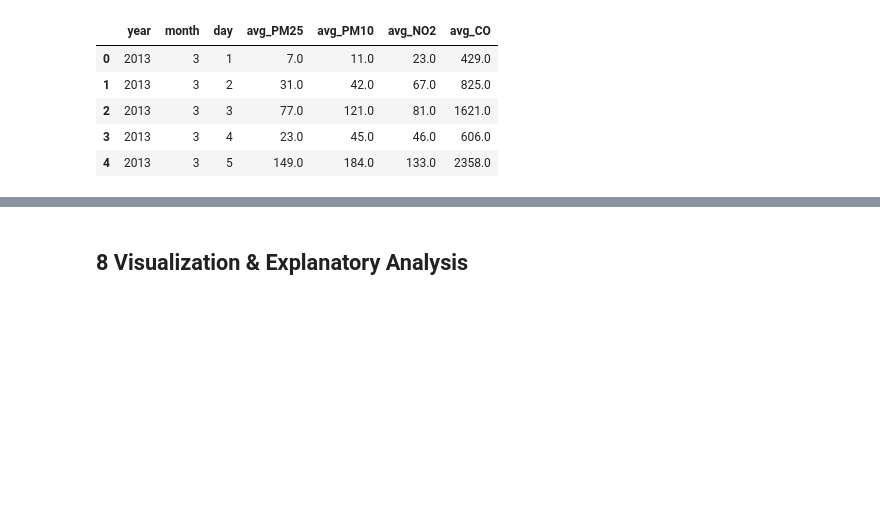
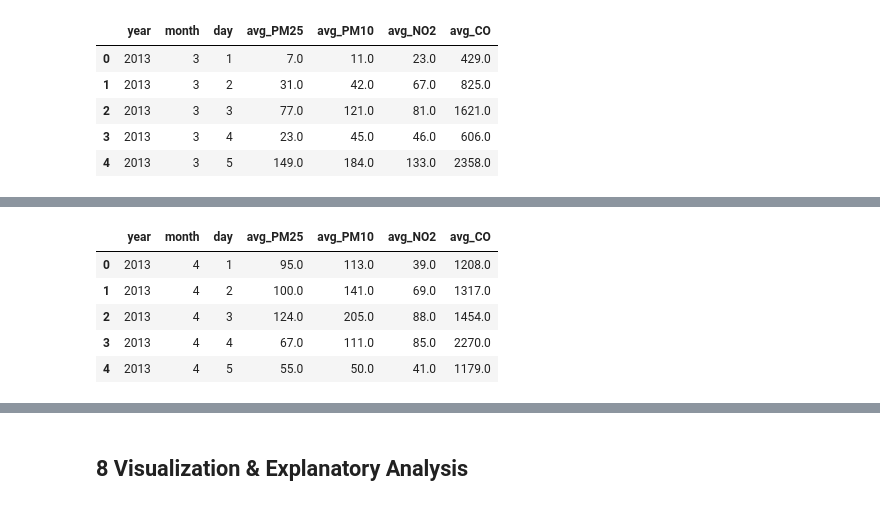
Before and after one commit to Wlnfadhil/Analisa-Data-Air-Quality-Control, a Jupyter notebook: submission/notebook.ipynb, the cells around one changed output, grey strips where cells are left out. Cells and saved outputs as stored; diff of their text form; code cells hidden in the pictures; blank space fills up the shorter version.

```diff
--- a/submission/notebook.ipynb
+++ b/submission/notebook.ipynb
@@ -1132,0 +1132,23 @@ pola_perubahan_kualitas_harian_2013_03.head()
+# %%
+filtered_df = aotizhongxin_df.query('year == 2013 and month == 4 and day >= 1 and day <= 30')
+
+pola_perubahan_kualitas_harian_2013_04 = (
+    filtered_df.groupby(['year', 'month', 'day'])
+    .agg(avg_PM25=('PM2.5', 'mean'), avg_PM10=('PM10', 'mean'), avg_NO2=('NO2', 'mean'), avg_CO=('CO', 'mean'))
+    .reset_index()
+)
+
+pola_perubahan_kualitas_harian_2013_04['avg_PM25'] = pola_perubahan_kualitas_harian_2013_04['avg_PM25'].round()
+pola_perubahan_kualitas_harian_2013_04['avg_PM10'] = pola_perubahan_kualitas_harian_2013_04['avg_PM10'].round()
+pola_perubahan_kualitas_harian_2013_04['avg_NO2'] = pola_perubahan_kualitas_harian_2013_04['avg_NO2'].round()
+pola_perubahan_kualitas_harian_2013_04['avg_CO'] = pola_perubahan_kualitas_harian_2013_04['avg_CO'].round()
+
+# Menampilkan hasil
+pola_perubahan_kualitas_harian_2013_04.head()
+# %% [output]
+|  | year | month | day | avg_PM25 | avg_PM10 | avg_NO2 | avg_CO |
+| 0 | 2013 | 4 | 1 | 95.0 | 113.0 | 39.0 | 1208.0 |
+| 1 | 2013 | 4 | 2 | 100.0 | 141.0 | 69.0 | 1317.0 |
+| 2 | 2013 | 4 | 3 | 124.0 | 205.0 | 88.0 | 1454.0 |
+| 3 | 2013 | 4 | 4 | 67.0 | 111.0 | 85.0 | 2270.0 |
+| 4 | 2013 | 4 | 5 | 55.0 | 50.0 | 41.0 | 1179.0 |
```
Also changed, not shown: parts of 22 cells of this notebook.
